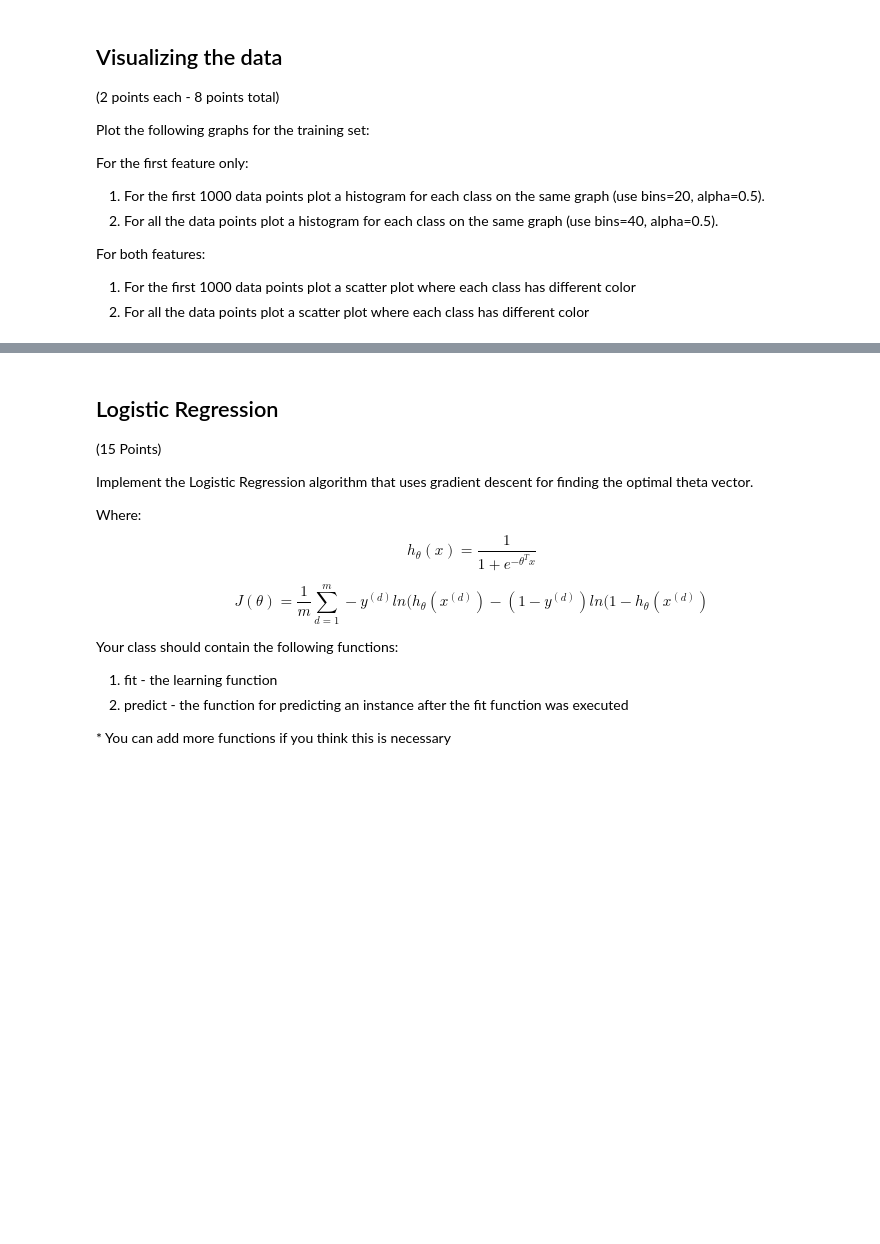
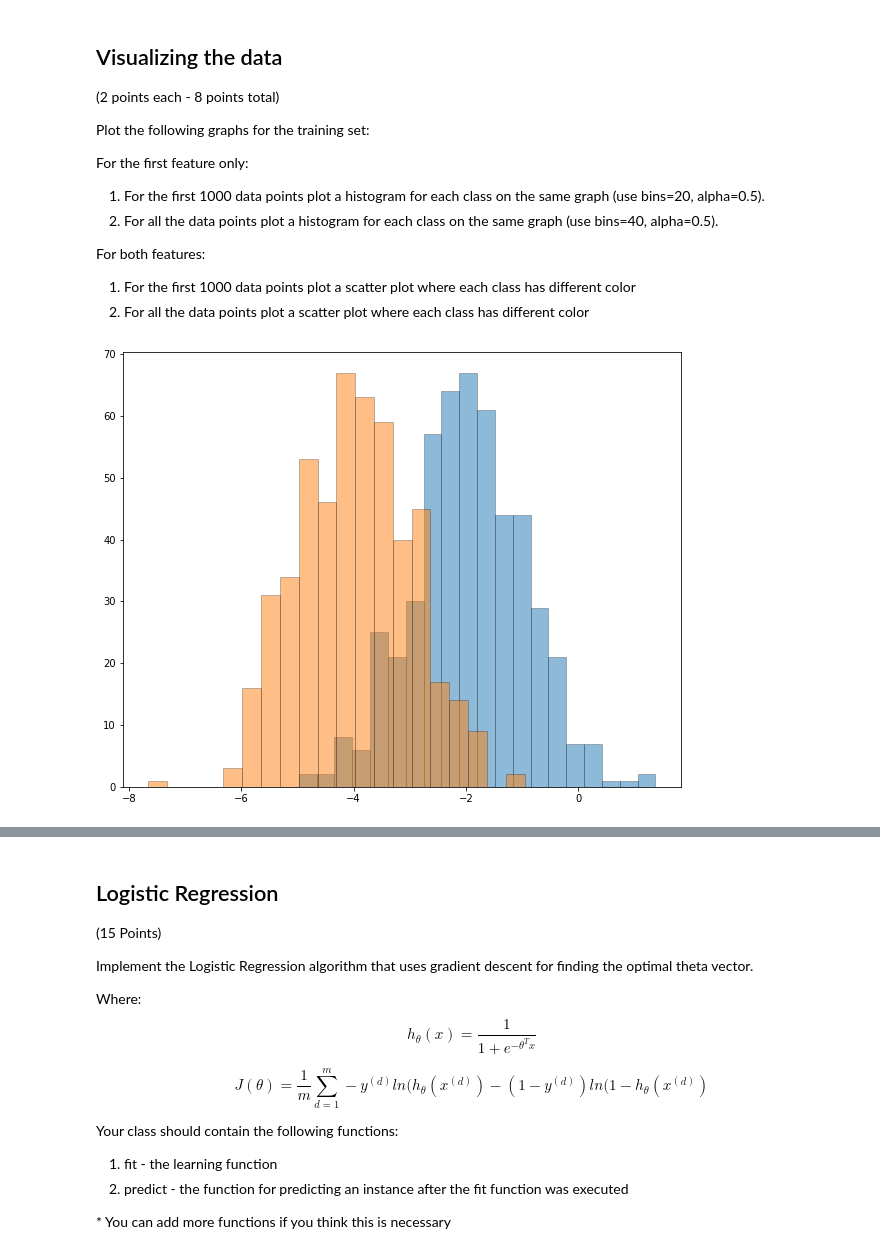
Before and after one commit to BDR2939/ML-from-Data, a Jupyter notebook: HW4/hw4_319238119_207576463.ipynb, the cells around one changed output, grey strips where cells are left out. Cells and saved outputs as stored; diff of their text form; code cells hidden in the pictures; blank space fills up the shorter version.

Commit message:
data plots

```diff
--- a/HW4/hw4_319238119_207576463.ipynb
+++ b/HW4/hw4_319238119_207576463.ipynb
@@ -92,0 +107,11 @@ For both features:
+# %%
+first_1000_data_point = training_set.iloc[1: 1000, :]
+fig, ax = plt.subplots()
+
+for val in np.unique(y_training):
+    class_points = first_1000_data_point.loc[first_1000_data_point['y'] == val]
+    ax.hist(class_points['x1'].values, bins = 20, alpha = 0.5, edgecolor = 'k', linewidth = 0.5)
+
+plt.show()
+# %% [output]
+[figure, added]
```
Also changed, not shown: parts of 5 cells of this notebook.
